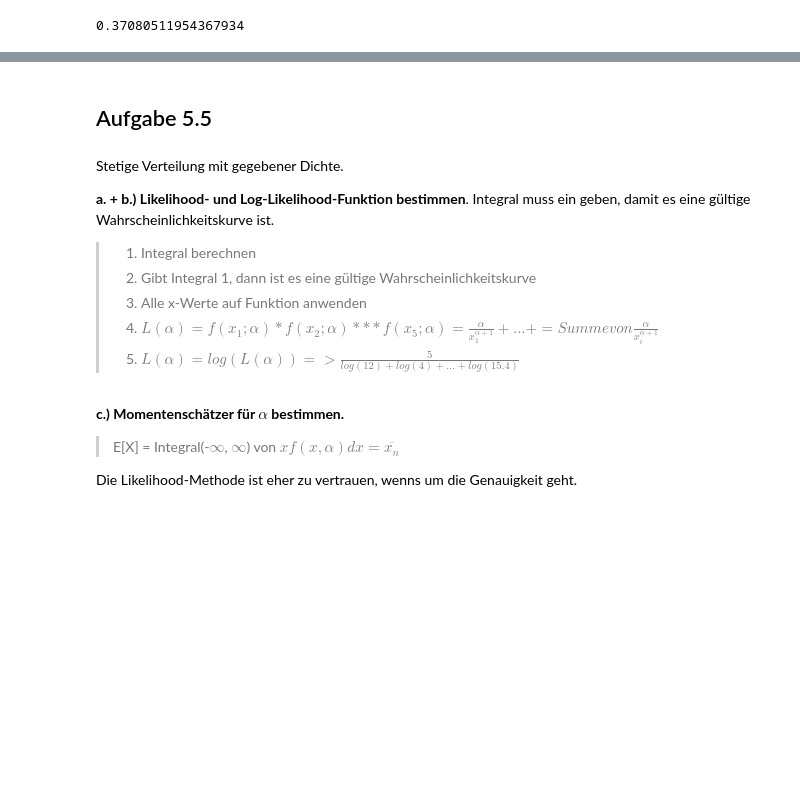
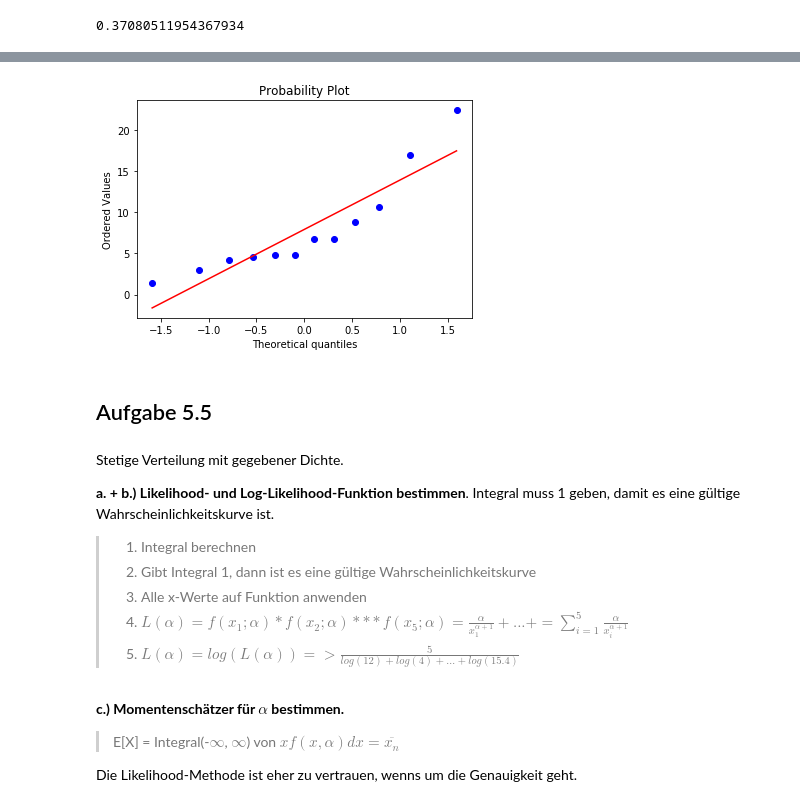
Before and after one commit to christopherchristensen/summaries, a Jupyter notebook: stat/sw05/serie_05.ipynb, the cells around one changed output, grey strips where cells are left out. Saved outputs shown, nothing was run; the diff lists cells and outputs as text; code cells hidden in the pictures; blank space fills up the shorter version.

```diff
--- a/stat/sw05/serie_05.ipynb
+++ b/stat/sw05/serie_05.ipynb
@@ -458,14 +533,26 @@ import scipy.stats as st
+# %%
+from pandas import Series
+import scipy.stats as st
+import matplotlib.pyplot as plt
+
+# 1. Messwerte eintragen und sortieren
+messungen = Series([16.9, 4.2, 6.7, 8.83, 10.7, 22.4, 1.37, 3, 4.82, 4.53, 6.77, 4.81])
+
+x = st.probplot(messungen, plot=plt)
+plt.show()
+# %% [output]
+[figure, added]
 # %% [markdown]
 ## Aufgabe 5.5
 # %% [markdown]
 Stetige Verteilung mit gegebener Dichte.
 
-**a. + b.) Likelihood- und Log-Likelihood-Funktion bestimmen**. Integral muss ein geben, damit es eine gültige Wahrscheinlichkeitskurve ist.
+**a. + b.) Likelihood- und Log-Likelihood-Funktion bestimmen**. Integral muss 1 geben, damit es eine gültige Wahrscheinlichkeitskurve ist.
 
 >1. Integral berechnen
 >2. Gibt Integral 1, dann ist es eine gültige Wahrscheinlichkeitskurve
 >3. Alle x-Werte auf Funktion anwenden
->4. $L(\alpha) = f(x_1 ; \alpha) * f(x_2 ; \alpha) *** f(x_5 ; \alpha) = \frac{\alpha}{x_1^{\alpha + 1}} + ... + = Summe von \frac{\alpha}{x_i^{\alpha + 1}}$
+>4. $L(\alpha) = f(x_1 ; \alpha) * f(x_2 ; \alpha) *** f(x_5 ; \alpha) = \frac{\alpha}{x_1^{\alpha + 1}} + ... + = \displaystyle\sum_{i=1}^{5} \frac{\alpha}{x_i^{\alpha + 1}}$
 >5. $L(\alpha) = log(L(\alpha)) => \frac{5}{log(12) + log(4) + ... + log(15.4)}$
 # %% [markdown]
 **c.) Momentenschätzer für $\alpha$ bestimmen.**
```
Also changed, not shown: parts of 5 cells of this notebook.
